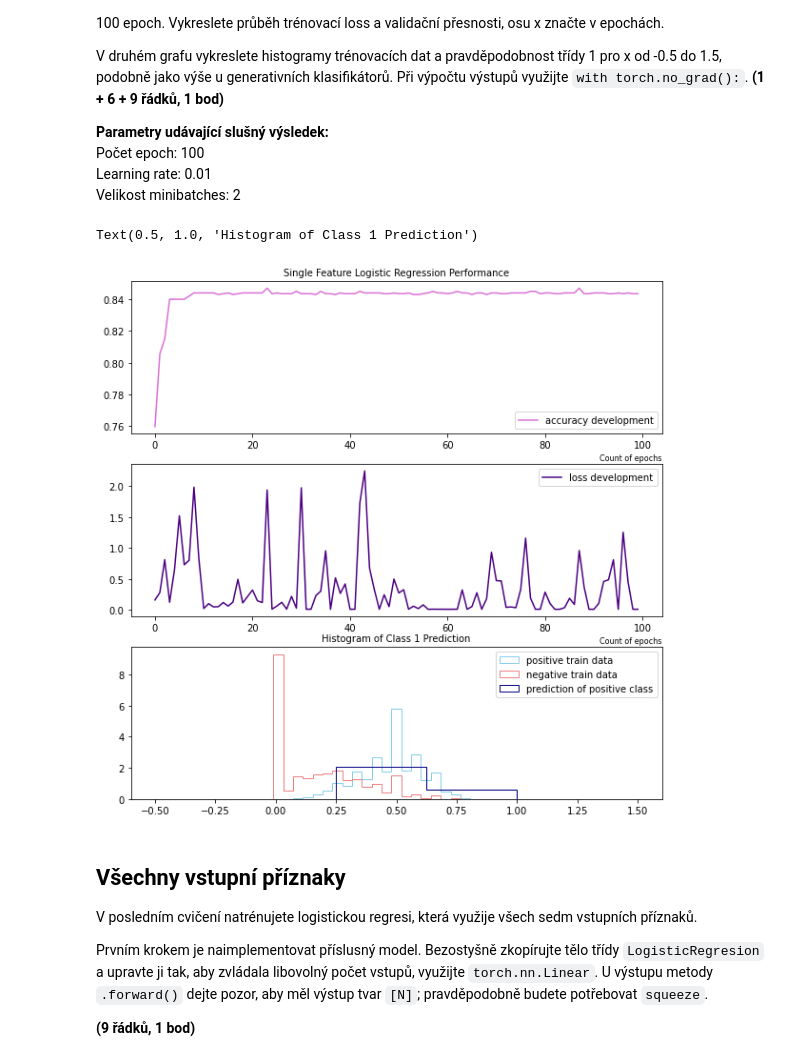
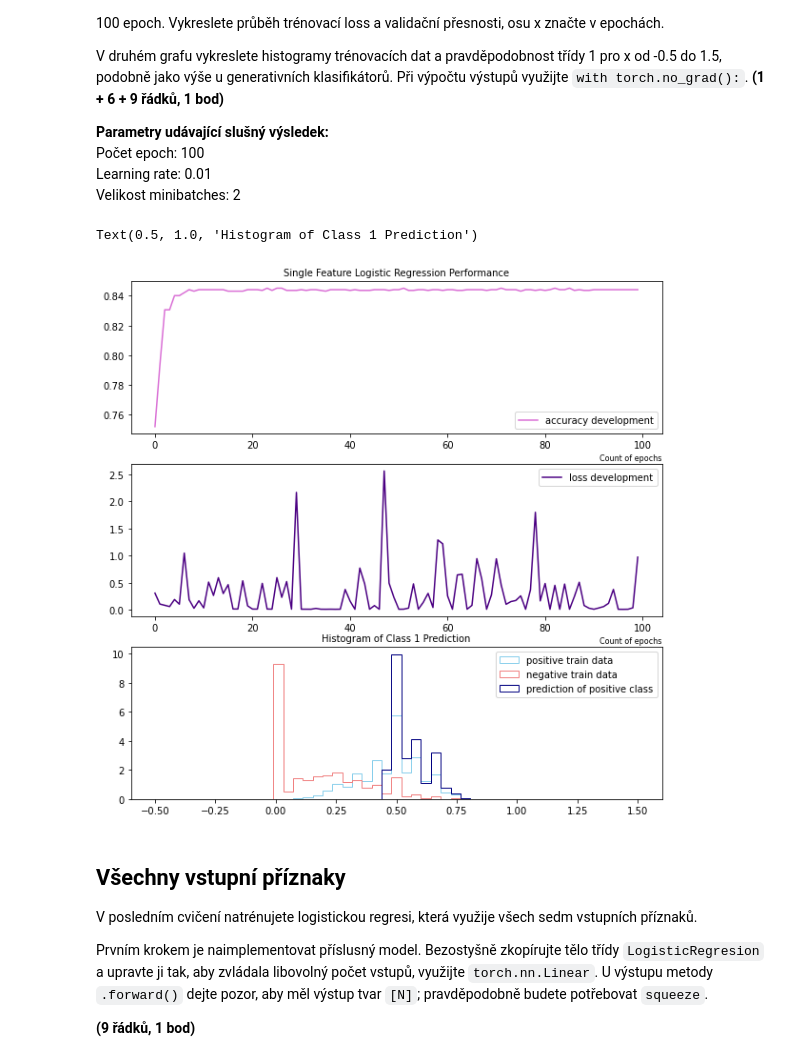
Before and after one commit to kateriska/6.-semestr-FIT, a Jupyter notebook: SUI/du/zadani.ipynb, the cells around one changed output. Drawn from its saved outputs; the diff is of its cells as text; code cells hidden in the pictures.

```diff
--- a/SUI/du/zadani.ipynb
+++ b/SUI/du/zadani.ipynb
@@ -488,27 +488,27 @@ Velikost minibatches: 2
 # %%
 points_to_plot_lr = getPointsToPlot(val_dataset.xs[:, FOI], lr_all_predictions)
 
 figure = plt.figure(figsize=(10, 10))
 performance_plot = figure.add_subplot(3,1,1)
 performance_plot.plot(epochs_list, accuracies, color = "orchid", label="accuracy development")
 performance_plot.set_xlabel('Count of epochs', fontsize=8, horizontalalignment='right', x=1.0)
 performance_plot.legend(prop={'size': 10})
 performance_plot.set_title('Single Feature Logistic Regression Performance', fontsize=10)
 
 performance_plot2 = figure.add_subplot(3,1,2)
 performance_plot2.plot(epochs_list, losses, color = "indigo", label="loss development")
 performance_plot2.set_xlabel('Count of epochs', fontsize=8, horizontalalignment='right', x=1.0)
 performance_plot2.legend(prop={'size': 10})
 
 data_plot = figure.add_subplot(3,1,3)
 data_plot.hist(train_dataset.pos[:, FOI], bins=np.linspace(-0.5,1.5), density=True, histtype='step', color = "skyblue", label="positive train data")
 data_plot.hist(train_dataset.neg[:, FOI], bins=np.linspace(-0.5,1.5), density=True, histtype='step', color = "lightcoral", label="negative train data")
-data_plot.hist(points_to_plot_lr, bins=np.linspace(-0.5,1,5), density=True, histtype='step', color ="navy", label="prediction of positive class")
+data_plot.hist(points_to_plot_lr, bins=np.linspace(-0.5,1.5), density=True, histtype='step', color ="navy", label="prediction of positive class")
 data_plot.legend(prop={'size': 10})
 data_plot.set_title('Histogram of Class 1 Prediction', fontsize=10)
 # %% [output]
 Text(0.5, 1.0, 'Histogram of Class 1 Prediction')
-[figure, old version]
+[figure, new version]
 # %% [markdown]
 ## Všechny vstupní příznaky
 V posledním cvičení natrénujete logistickou regresi, která využije všech sedm vstupních příznaků.
```
Also changed, not shown: parts of 6 cells of this notebook, 1 other file.
